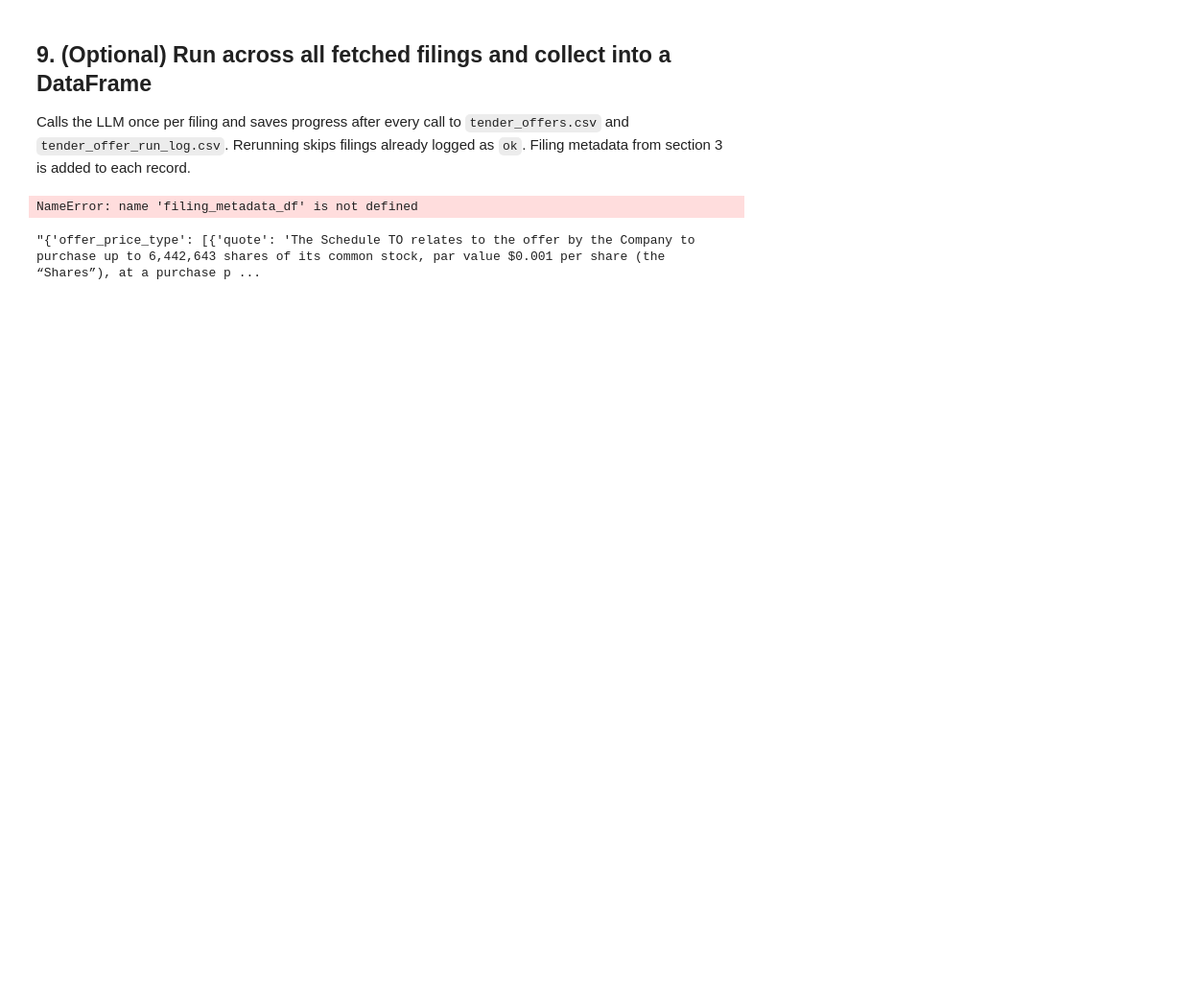
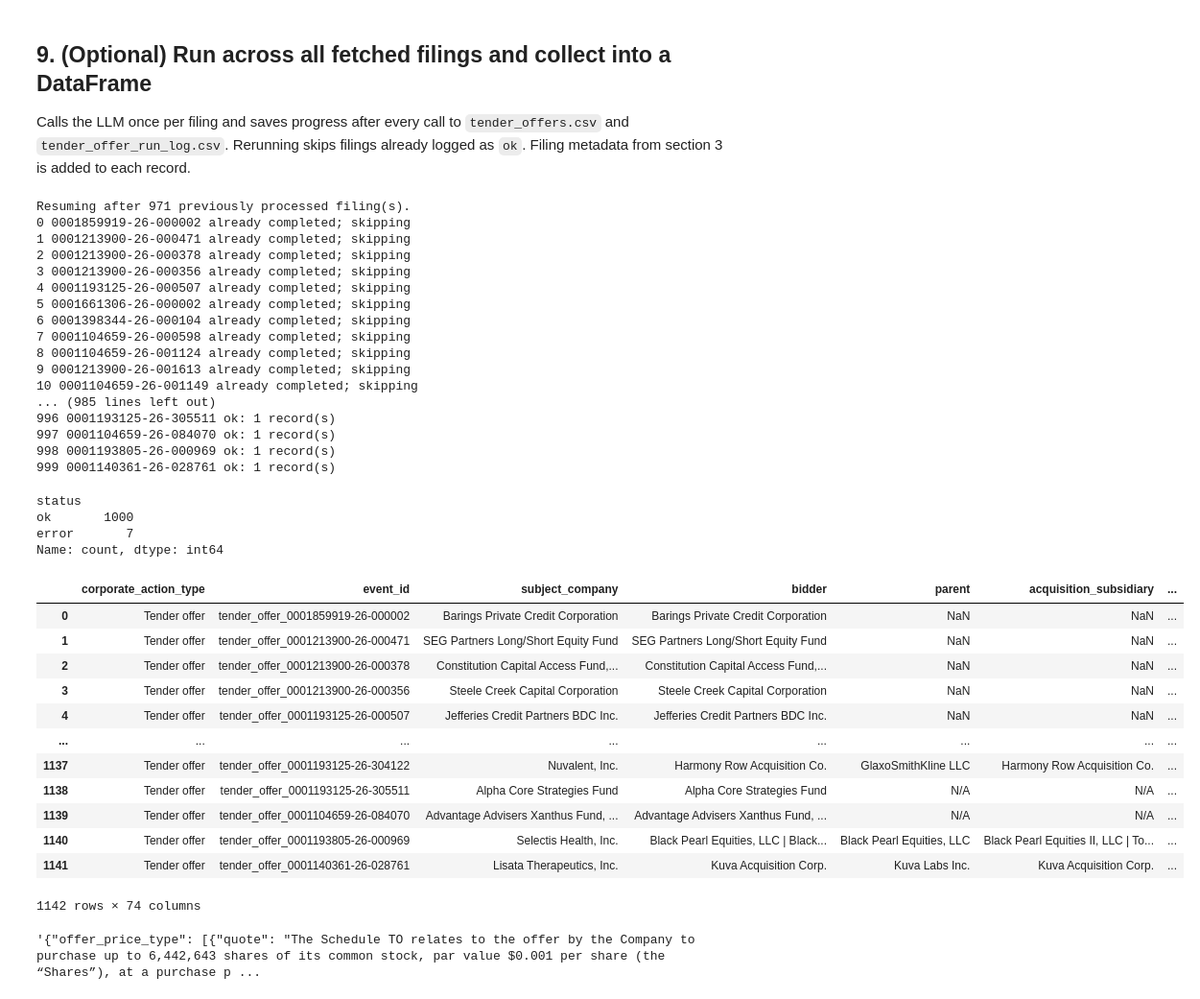
Before and after one commit to Kedar-V/BNY-Capstone-Project, a Jupyter notebook: notebooks/evaluation/load_tender_filings.ipynb, the cells around one changed output. Shown at 96% size. Saved outputs shown, nothing was run; the diff lists cells and outputs as text; code cells hidden in the pictures; blank space fills up the shorter version.

```diff
--- a/notebooks/evaluation/load_tender_filings.ipynb
+++ b/notebooks/evaluation/load_tender_filings.ipynb
@@ -745,7 +778,7 @@ Process the provided filing text using these rules.
 
 Tests the prompt on the first filing before running everything.
 # %%
-filing_text = filings_df["text"].iloc[10]
+filing_text = filings_df["text"].iloc[39]
 
 output = query({
     "in-0": filing_text,
@@ -910,13 +943,14 @@ COLUMN_ORDER = [
     "security_description", "ticker", "cusip", "isin", "isin_source", "issuer_country",
     "event_status", "event_status_details", "mandatory_voluntary_indicator",
     "offer_price_type", "offer_price", "currency", "offer_price_basis", "offer_price_qualifications",
-    "expiration_date", "withdrawal_deadline", "settlement_date", "effective_date",
+    "expiration_date", "withdrawal_deadline", "withdrawal_terms",
+    "acceptance_date", "settlement_date", "settlement_terms", "effective_date",
     "minimum_tender_condition", "proration_terms", "tendering_conditions",
     "available_options", "default_option", "financial_terms", "conditions_restrictions",
     "agreement_name", "agreement_date", "offer_commencement_date", "original_filing_date",
     "related_entities", "security_identifiers",
     "passage", "evidence_verified", "evidence_unverified_fields",
-    "security_identifiers_unverified", "original_filing_date_agrees",
+    "security_identifiers_unverified", "original_filing_date_agrees", "date_fields_unsupported",
     "accession_number", "form", "filing_date", "registrant_name", "registrant_cik",
     *LINKING_COLUMNS[:7],
 ]
@@ -1046,35 +1080,68 @@ for index, row in filings_df.iterrows():
         parsed = parse_llm_json(out["outputs"]["out-0"])
         if not isinstance(parsed, list):
             raise ValueError("LLM output was not a JSON array")
 
         for item in parsed:
             item["accession_number"] = accession
             item["prompt_version"] = PROMPT_VERSION
             item["extracted_at"] = now_utc()
             all_results.append(item)
 
         log.update(status="ok", records_returned=len(parsed))
         completed_accessions.add(accession)
         print(index, accession, f"ok: {len(parsed)} record(s)")
 
     except Exception as exc:
         response = getattr(exc, "response", None)
         detail = response.text[:1000] if response is not None else str(exc)
         log.update(status="error", error=detail)
         print(index, accession, "error; continuing:", detail[:250])
 
     run_log.append(log)
 
     # Save progress after every API call.
     save_progress()
 
 tender_offers_df = build_tender_offers_df(all_results)
 run_log_df = pd.DataFrame(run_log)
 display(run_log_df["status"].value_counts())
 tender_offers_df
 # %% [output]
-NameError: name 'filing_metadata_df' is not defined
+Resuming after 971 previously processed filing(s).
+0 0001859919-26-000002 already completed; skipping
+1 0001213900-26-000471 already completed; skipping
+2 0001213900-26-000378 already completed; skipping
+3 0001213900-26-000356 already completed; skipping
+4 0001193125-26-000507 already completed; skipping
+5 0001661306-26-000002 already completed; skipping
+6 0001398344-26-000104 already completed; skipping
+7 0001104659-26-000598 already completed; skipping
+8 0001104659-26-001124 already completed; skipping
+9 0001213900-26-001613 already completed; skipping
+10 0001104659-26-001149 already completed; skipping
+... (985 lines left out)
+996 0001193125-26-305511 ok: 1 record(s)
+997 0001104659-26-084070 ok: 1 record(s)
+998 0001193805-26-000969 ok: 1 record(s)
+999 0001140361-26-028761 ok: 1 record(s)
+status
+ok       1000
+error       7
+Name: count, dtype: int64
+|  | corporate_action_type | event_id | subject_company | bidder | parent | acquisition_subsidiary | ... |
+| 0 | Tender offer | tender_offer_0001859919-26-000002 | Barings Private Credit Corporation | Barings Private Credit Corporation | NaN | NaN | ... |
+| 1 | Tender offer | tender_offer_0001213900-26-000471 | SEG Partners Long/Short Equity Fund | SEG Partners Long/Short Equity Fund | NaN | NaN | ... |
+| 2 | Tender offer | tender_offer_0001213900-26-000378 | Constitution Capital Access Fund,... | Constitution Capital Access Fund,... | NaN | NaN | ... |
+| 3 | Tender offer | tender_offer_0001213900-26-000356 | Steele Creek Capital Corporation | Steele Creek Capital Corporation | NaN | NaN | ... |
+| 4 | Tender offer | tender_offer_0001193125-26-000507 | Jefferies Credit Partners BDC Inc. | Jefferies Credit Partners BDC Inc. | NaN | NaN | ... |
+| ... | ... | ... | ... | ... | ... | ... | ... |
+| 1137 | Tender offer | tender_offer_0001193125-26-304122 | Nuvalent, Inc. | Harmony Row Acquisition Co. | GlaxoSmithKline LLC | Harmony Row Acquisition Co. | ... |
+| 1138 | Tender offer | tender_offer_0001193125-26-305511 | Alpha Core Strategies Fund | Alpha Core Strategies Fund | N/A | N/A | ... |
+| 1139 | Tender offer | tender_offer_0001104659-26-084070 | Advantage Advisers Xanthus Fund, ... | Advantage Advisers Xanthus Fund, ... | N/A | N/A | ... |
+| 1140 | Tender offer | tender_offer_0001193805-26-000969 | Selectis Health, Inc. | Black Pearl Equities, LLC | Black... | Black Pearl Equities, LLC | Black Pearl Equities II, LLC | To... | ... |
+| 1141 | Tender offer | tender_offer_0001140361-26-028761 | Lisata Therapeutics, Inc. | Kuva Acquisition Corp. | Kuva Labs Inc. | Kuva Acquisition Corp. | ... |
+1142 rows × 74 columns
 # %%
 tender_offers_df.passage[0]
 # %% [output]
-"{'offer_price_type': [{'quote': 'The Schedule TO relates to the offer by the Company to purchase up to 6,442,643 shares of its common stock, par value $0.001 per share (the “Shares”), at a purchase p ...
+'{"offer_price_type": [{"quote": "The Schedule TO relates to the offer by the Company to purchase up to 6,442,643 shares of its common stock, par value $0.001 per share (the “Shares”), at a purchase p ...
```
Also changed, not shown: parts of 2 cells of this notebook, 7 other files.
